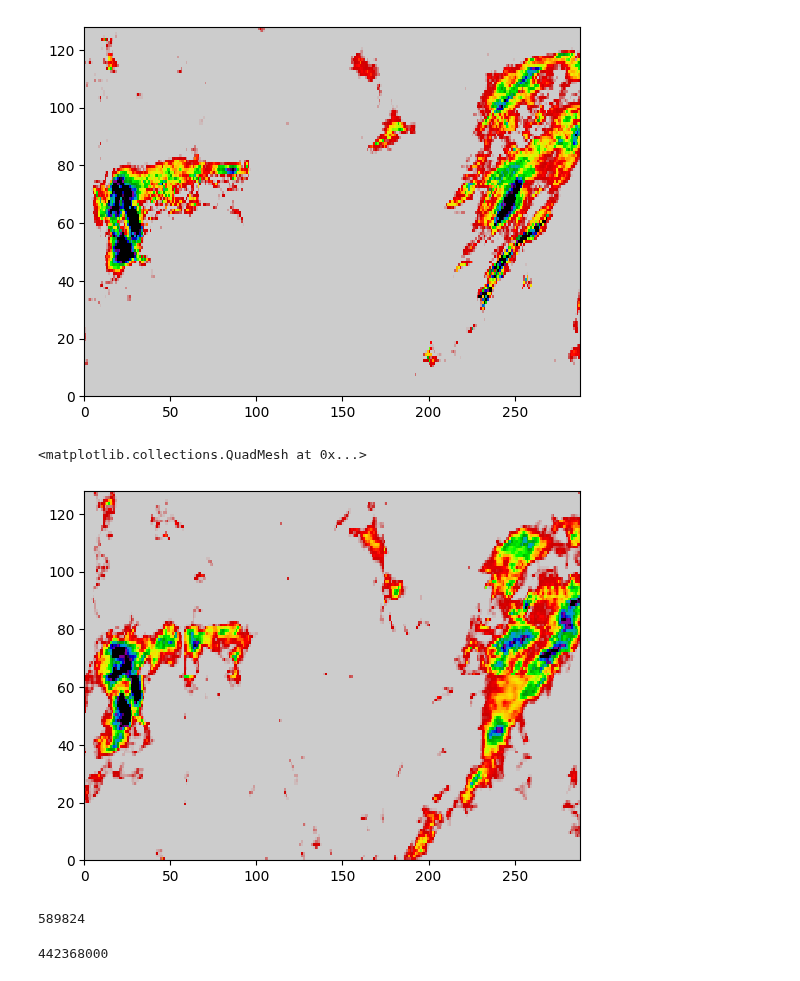
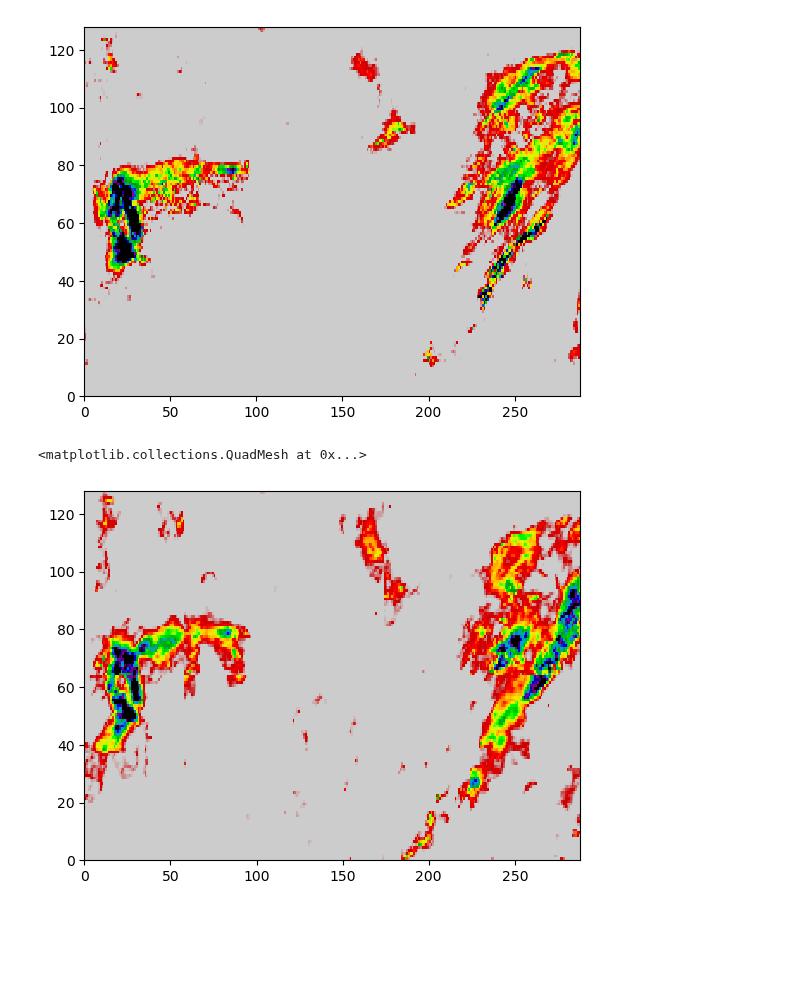
Before and after one commit to yingkaisha/MRMS_diffusion_bridge, a Jupyter notebook: EVAL00_save_LDM.ipynb, the cells around one changed output. Drawn from its saved outputs; the diff is of its cells as text; code cells hidden in the pictures; blank space fills up the shorter version.

```diff
--- a/EVAL00_save_LDM.ipynb
+++ b/EVAL00_save_LDM.ipynb
@@ -40,7 +38,7 @@ Ny_pred = 5
 Ny_gap = 12
 size_pred = 128
 
-LEADs = [3,]
+LEADs = [3, 6]
 # %%
 name = '/glade/campaign/cisl/aiml/ksha/LDM_results/LDM_day{:03d}_ini{:02d}_lead{:02d}.npy'
 save_name = 'LDM_2023_ini{:02d}_lead{:02d}.hdf'
@@ -95,8 +93,7 @@ for lead in LEADs:
             print('missing: {}'.format(name_))
 
 
-    # save_name_ = save_name.format(ini, lead)
-    # print(save_name_)
-    # tuple_save = (MRMS_PRED, MRMS_TRUE, APCP_TRUE)
-    # label_save = ['MRMS_PRED', 'MRMS_TRUE', 'APCP_TRUE']
-    # du.save_hdf5(tuple_save, label_save, '/glade/campaign/cisl/aiml/ksha/LDM_results/', save_name_)
+    save_name_ = save_name.format(ini, lead)
+    tuple_save = (MRMS_PRED, MRMS_TRUE, APCP_TRUE)
+    label_save = ['MRMS_PRED', 'MRMS_TRUE', 'APCP_TRUE']
+    du.save_hdf5(tuple_save, label_save, '/glade/campaign/cisl/aiml/ksha/LDM_results/', save_name_)
@@ -111,7 +111,7 @@ plt.pcolormesh(MRMS_TRUE[0, ::2, ::2], vmin=0, vmax=10, cmap=plt.cm.nipy_spectra
 <matplotlib.collections.QuadMesh at 0x...>
 [figure]
 # %%
-plt.pcolormesh(MRMS_PRED[0, 2, ::2, ::2], vmin=0, vmax=10, cmap=plt.cm.nipy_spectral_r)
+plt.pcolormesh(MRMS_PRED[0, 0, ::2, ::2], vmin=0, vmax=10, cmap=plt.cm.nipy_spectral_r)
 # %% [output]
 <matplotlib.collections.QuadMesh at 0x...>
-[figure, old version]
+[figure, new version]
@@ -121,8 +117,0 @@ with h5py.File('/glade/campaign/cisl/aiml/ksha/LDM_results/LDM_2023_ini00_lead12
-# %%
-np.sum(np.isnan(MRMS_TRUE))
-# %% [output]
-589824
-# %%
-np.sum(np.isnan(MRMS_PRED))
-# %% [output]
-442368000
```
Also changed, not shown: parts of 3 cells of this notebook, 14 other files.
